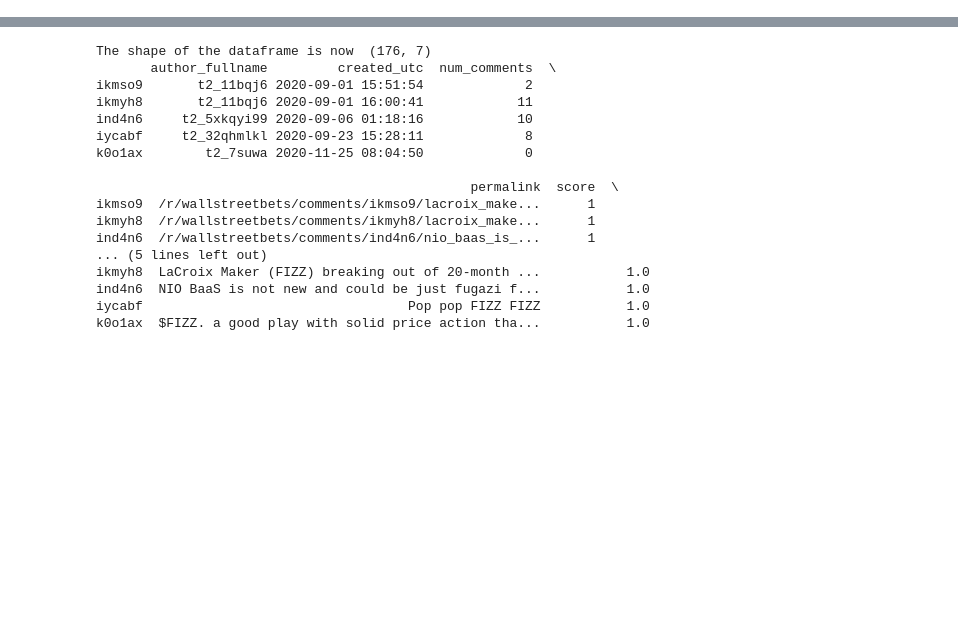
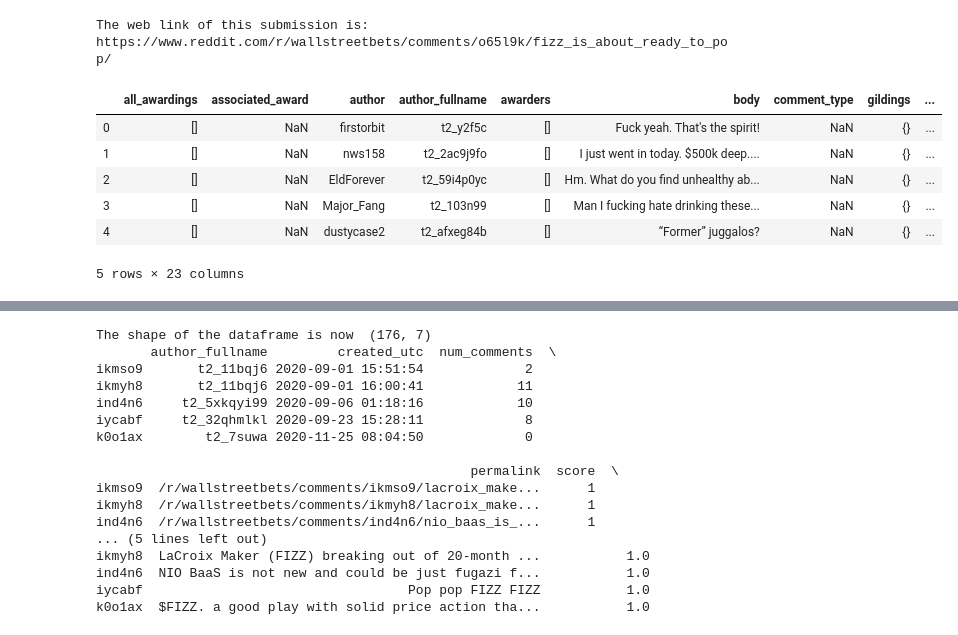
Before and after one commit to ValerioGemm/socioPhysicsTUe_econ, a Jupyter notebook: reddit.ipynb, the cells around one changed output, grey strips where cells are left out. Drawn from its saved outputs; the diff is of its cells as text; code cells hidden in the pictures; blank space fills up the shorter version.

```diff
--- a/reddit.ipynb
+++ b/reddit.ipynb
@@ -29,0 +35,19 @@ Name: ikmso9, dtype: object
+# %%
+subm = 'o65l9k'
+df.loc[subm]
+print('')
+print('The web link of this submission is: ', df['full_link'].loc[subm])
+
+# the comments associated to the submission are in a separate json file:
+filename_comments = 'Z:/Reddit/' + stock + '/comments/comments_' + stock + '_idsubmission_' + subm + '.json'
+df_comments = pd.read_json(filename_comments)
+df_comments.head()
+# %% [output]
+The web link of this submission is:  https://www.reddit.com/r/wallstreetbets/comments/o65l9k/fizz_is_about_ready_to_pop/
+|  | all_awardings | associated_award | author | author_fullname | awarders | body | comment_type | gildings | ... |
+| 0 | [] | NaN | firstorbit | t2_y2f5c | [] | Fuck yeah. That's the spirit! | NaN | {} | ... |
+| 1 | [] | NaN | nws158 | t2_2ac9j9fo | [] | I just went in today. $500k deep.... | NaN | {} | ... |
+| 2 | [] | NaN | EldForever | t2_59i4p0yc | [] | Hm. What do you find unhealthy ab... | NaN | {} | ... |
+| 3 | [] | NaN | Major_Fang | t2_103n99 | [] | Man I fucking hate drinking these... | NaN | {} | ... |
+| 4 | [] | NaN | dustycase2 | t2_afxeg84b | [] | “Former” juggalos? | NaN | {} | ... |
+5 rows × 23 columns
```
Also changed, not shown: parts of 10 cells of this notebook, 2 other files.
